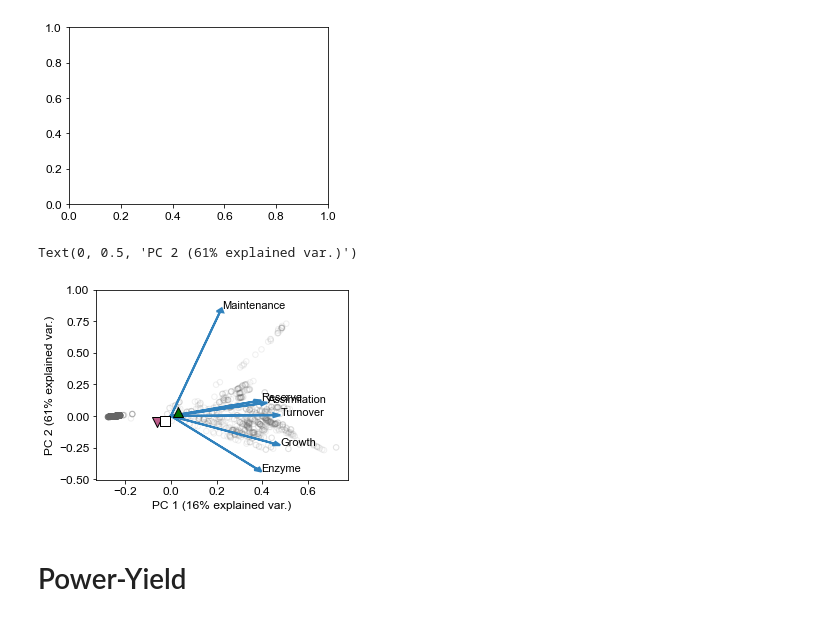
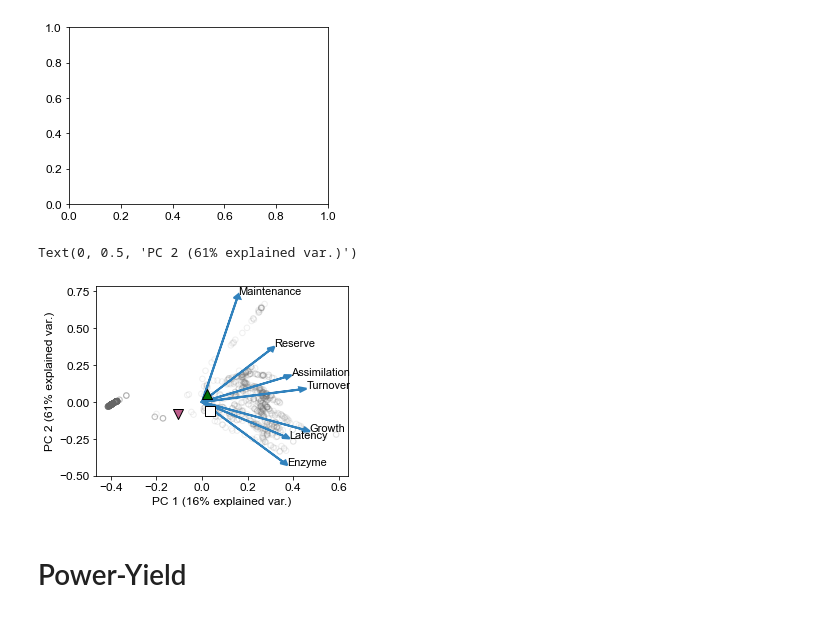
Before and after one commit to giannamars/DEBmicroTrait.jl, a Jupyter notebook: scripts/post_processing/batch_simulations.ipynb, the cells around one changed output. Drawn from its saved outputs; the diff is of its cells as text; code cells hidden in the pictures.

```diff
--- a/scripts/post_processing/batch_simulations.ipynb
+++ b/scripts/post_processing/batch_simulations.ipynb
@@ -111,7 +111,7 @@ plt.axes([leftmargin,
 <Axes:>
 [figure]
 # %%
-features =['Growth', 'Maintenance', 'Assimilation', 'Enzyme', 'Turnover', 'Reserve']
+features =['Growth', 'Maintenance', 'Assimilation', 'Enzyme', 'Turnover', 'Reserve', "Latency"]
 plt.scatter(df_high['pc1'],df_high['pc2'], s=30, marker='o', edgecolor='#a6761d', alpha=0.1, color='none')
 x=np.linspace(start=-1,stop=1,num=500)
 y_positive=lambda x: np.sqrt(1-x**2)
@@ -142,7 +142,7 @@ ax = plt.gca()
 ax.set_yticks([-0.5, -0.25, 0, 0.25, 0.5,0.75])
 ax.set_xlabel("PC 1 (21% explained var.)")
 ax.set_ylabel("PC 2 (38% explained var.)")
-#plt.savefig("/Users/glmarschmann/.julia/dev/DEBmicroTrait/pnas/figures_main/batch_high_pca.svg", format='svg')
+#plt.savefig("/Users/glmarschmann/.julia/dev/DEBmicroTrait_Full/pnas/figures_main/batch_high_pca.svg", format='svg')
 # %% [output]
 Text(0, 0.5, 'PC 2 (38% explained var.)')
 [figure]
@@ -151,7 +177,7 @@ df_high.to_csv('/Users/glmarschmann/.julia/dev/DEBmicroTrait/files/output/isolat
 # %% [markdown]
 ## Low growth regime
 # %%
-features = ['rGco2', 'rMco2', 'jDEco2', 'rXco2', 'turnover', 'dreserve']
+features = ['rGco2', 'rMco2', 'jDEco2', 'rXco2', 'turnover', 'dreserve', 'latency']
 # %%
 x = df_low.loc[:, features].values# Separating out the target
 y = df_low.loc[:,['response']].values# Standardizing the features
@@ -203,41 +229,41 @@ plt.axes([leftmargin,
 <Axes:>
 [figure]
 # %%
-features =['Growth', 'Maintenance', 'Assimilation', 'Enzyme', 'Turnover', 'Reserve']
+features =['Growth', 'Maintenance', 'Assimilation', 'Enzyme', 'Turnover', 'Reserve', 'Latency']
 plt.scatter(df_low['pc1'],df_low['pc2'], s=30, marker='o', edgecolor='#666666', alpha=0.1, color='none')
 x=np.linspace(start=-1,stop=1,num=500)
 y_positive=lambda x: np.sqrt(1-x**2)
 y_negative=lambda x: -np.sqrt(1-x**2)
 #plt.plot(x,list(map(y_positive, x)), color='k', lw=1)
 #plt.plot(x,list(map(y_negative, x)),color='k', lw=1)
 x=np.linspace(start=-1,stop=1,num=30)
 #plt.scatter(x,[0]*len(x), marker='_',color='k', lw=1)
 #plt.scatter([0]*len(x), x, marker='|',color='k', lw=1)
 add_string=""
 for i in range(len(values[0])):
     xi=values[0][i]
     yi=values[1][i]
     plt.arrow(0,0,
               dx=xi, dy=yi,
               head_width=0.03, head_length=0.03, lw=2,
               color='#3182bd', length_includes_head=True)
     add_string=""
     add_string=f" ({round(xi,2)} {round(yi,2)})"
     plt.text(values[0, i],
              values[1, i] ,
              s=features[i], size=11)
 
 plt.scatter(df_low_grouped['pc1'][1],df_low_grouped['pc2'][1], s=100, marker='^', color='#007100', edgecolor='k')
 plt.scatter(df_low_grouped['pc1'][0],df_low_grouped['pc2'][0], s=100, marker= 'v', color='#bd5e8b', edgecolor='k')
 plt.scatter(df_low_grouped['pc1'][2],df_low_grouped['pc2'][2], s=100, marker= 's', color='w', edgecolor='k')
 ax = plt.gca()
-ax.set_yticks([-0.5, -0.25, 0, 0.25, 0.5, 0.75,1])
+ax.set_yticks([-0.5, -0.25, 0, 0.25, 0.5, 0.75])
 ax.set_xlabel("PC 1 (16% explained var.)")
 ax.set_ylabel("PC 2 (61% explained var.)")
-#plt.savefig("/Users/glmarschmann/.julia/dev/DEBmicroTrait/pnas/figures_main/batch_low_pca.svg", format='svg')
+#plt.savefig("/Users/glmarschmann/.julia/dev/DEBmicroTrait_Full/pnas/figures_main/batch_low_pca.svg", format='svg')
 # %% [output]
 Text(0, 0.5, 'PC 2 (61% explained var.)')
-[figure, old version]
+[figure, new version]
 # %%
 df_low.to_csv('/Users/glmarschmann/.julia/dev/DEBmicroTrait/files/output/isolates_batch_model_fluxes_low.csv')
 # %% [markdown]
```
Also changed, not shown: parts of 38 cells of this notebook, 6 other files.
